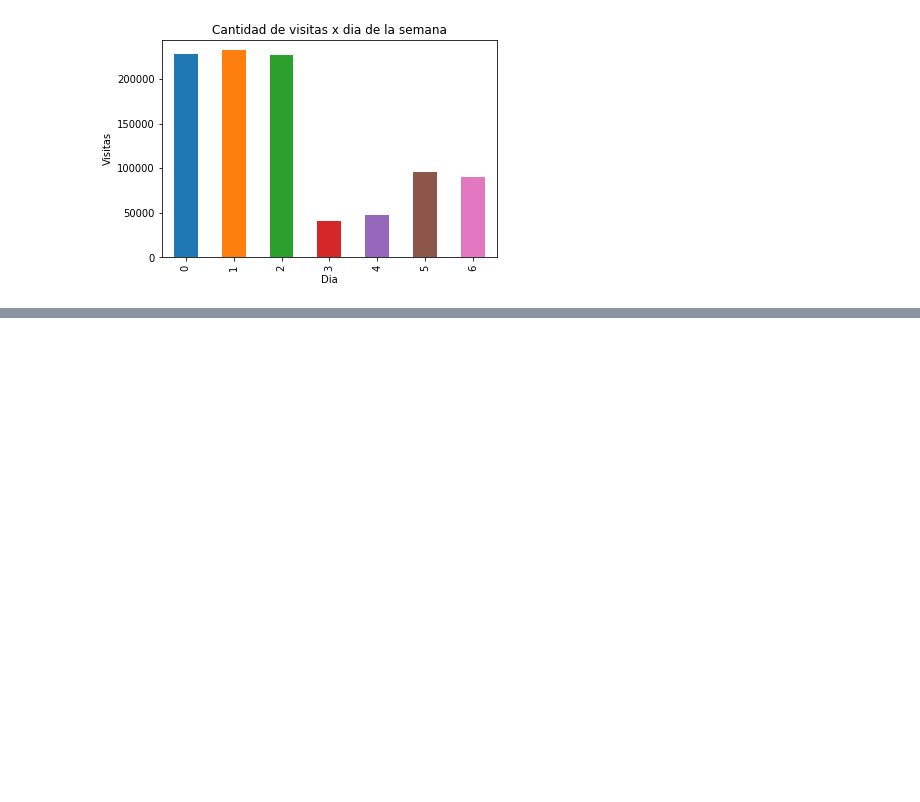
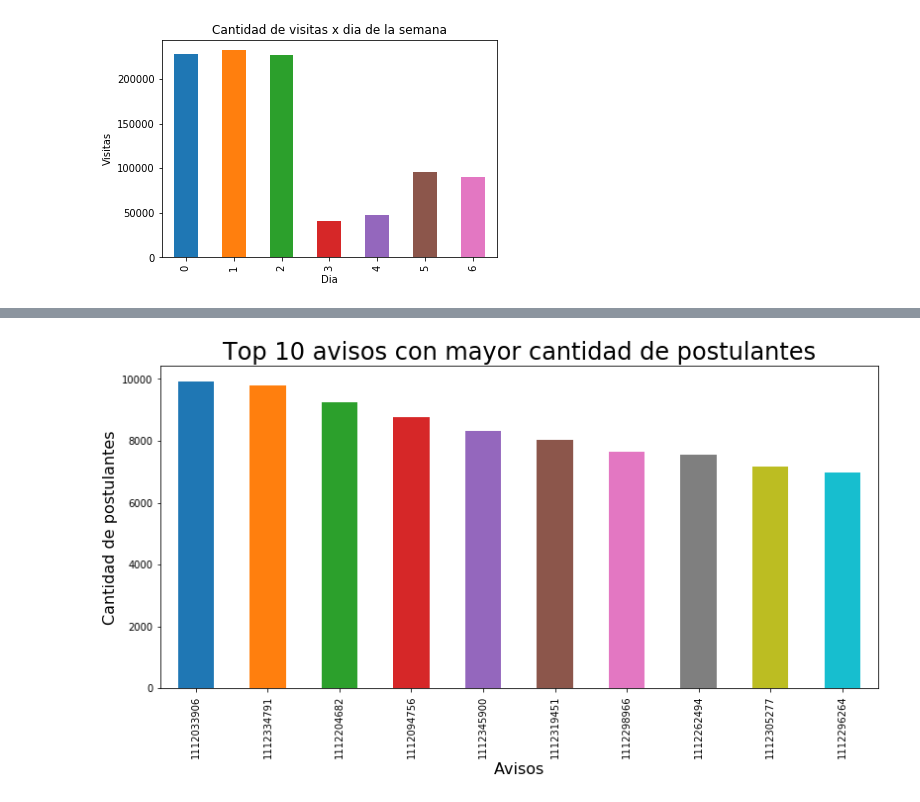
Before and after one commit to BrigliaAn/TP1-AnalisisExploratorio-ZonaJobs, a Jupyter notebook: Tp1-completo.ipynb, the cells around one changed output, grey strips where cells are left out. Drawn from its saved outputs; the diff is of its cells as text; code cells hidden in the pictures; blank space fills up the shorter version.

Commit message:
agrego graficos

```diff
--- a/Tp1-completo.ipynb
+++ b/Tp1-completo.ipynb
@@ -1031,0 +1086,15 @@ plt.show()
+# %%
+#aca en realidad querria saber el titulo del aviso
+#no se que tan relevante seria este grafico igual
+merge2 = pd.merge(postulaciones,avisos_detalle,on="idaviso",how="left")
+
+fig = plt.figure()
+
+ax = merge2['idaviso'].value_counts().head(10).plot(kind='bar',figsize=(13,6));
+
+plt.title('Top 10 avisos con mayor cantidad de postulantes', fontsize=24)
+
+ax.set_xlabel('Avisos', fontsize= 16)
+ax.set_ylabel('Cantidad de postulantes', fontsize= 16);
+# %% [output]
+[figure, added]
```
Also changed, not shown: parts of 23 cells of this notebook.
